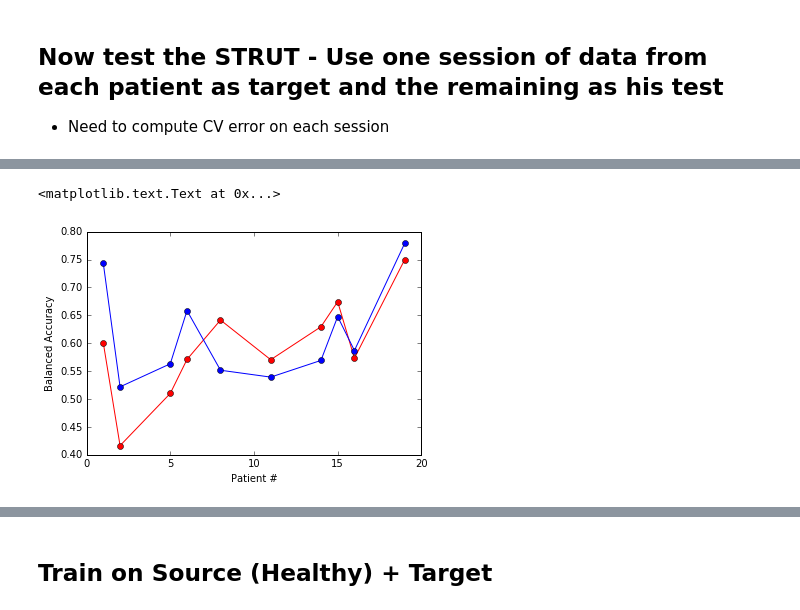
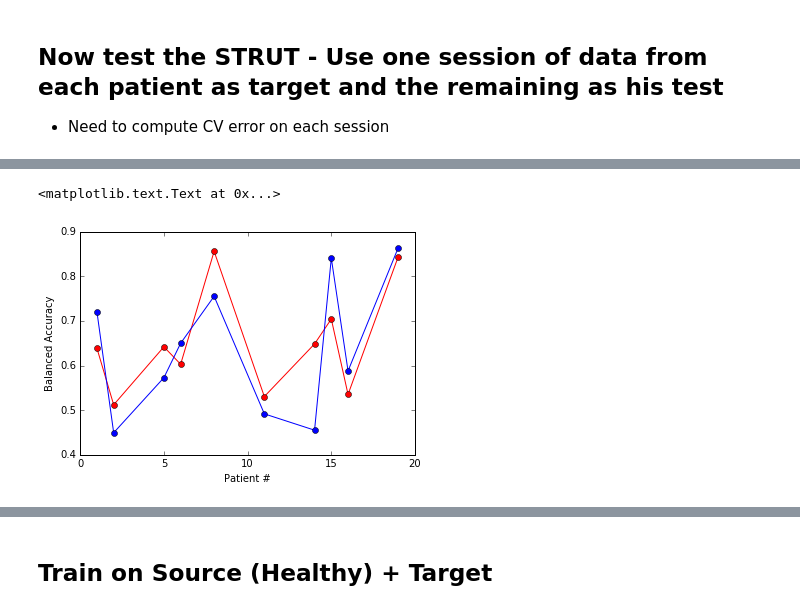
Before and after one commit to Luke3D/TransferRandomForest, a Jupyter notebook: TestonARData_STRUT.ipynb, the cells around one changed output, grey strips where cells are left out. Saved outputs shown, nothing was run; the diff lists cells and outputs as text; code cells hidden in the pictures.

Commit message:
Included MIX in STRUT - New tests run on all data

```diff
--- a/TestonARData_STRUT.ipynb
+++ b/TestonARData_STRUT.ipynb
@@ -483,18 +487,16 @@ Xtrain = HealthyData.select_columns(feature_cols).to_numpy()
 ytrain = HealthyData.select_columns(label_cols).to_numpy()
 ytrain = ytrain.reshape(-1) #to squeeze last dimension and obtain a 1D array
 
-RF = RandomForestClassifier(n_estimators=50,criterion='entropy')
+RF = RandomForestClassifier(n_estimators=50,criterion='entropy',random_state=0)
 RF = RF.fit(Xtrain,ytrain)
 
 #test on each patient (CBR)
-#PatientCodes = CBRData['SubjID'].unique()
-#PatientCodes = PatientCodes.sort()
-PatientCodes = np.array([1, 2, 5, 6, 8, 11, 14, 15, 16, 19]) #all patient with 4 sessions in CBR (06 Missing Stairs UP!)
 SOacc = np.zeros(len(PatientCodes))
+
 k = 0
 
 for s in PatientCodes:
-    test = CBRData[(CBRData['SubjID'] == s)  & (CBRData['Session'] != 1)] #keep out one session (used later for target)
+    test = CBRData[(CBRData['SubjID'] == s)  & (CBRData['Session'] != 4)] #keep out one session (used later for target)
     Xtest = test.select_columns(feature_cols).to_numpy()
     ytest = test.select_columns(label_cols).to_numpy()
     ytest = ytest.reshape(-1) #to squeeze last dimension and obtain a 1D array
@@ -503,8 +505,8 @@ for s in PatientCodes:
     print 'Train samples = %s, Test samples = %s'%(len(ytrain),len(ytest))
     ypred = RF.predict(Xtest)
 
-    #    acc = sum(ypred == ytest)
-    #    CVacc[k] = acc/len(ytest)
+    #acc = sum(ypred == ytest)/len(ytest)
+    #SOacc[k] = acc
 
     #balanced accuracy
     acc_c = 0
@@ -512,13 +514,12 @@ for s in PatientCodes:
         i = ytest == c
         correct = ypred[i] == ytest[i]
         acc_c += sum(correct)/len(correct)
-
     BAcc = acc_c/len(np.unique(ytest))
     SOacc[k] = BAcc
 
-    print 'BAcc = %s'%SOacc[k]
+    print 'BAcc = {:.2f}'.format(SOacc[k])
     k = k+1
 
-print '\nmean acc Source only = %s'%SOacc.mean()
+print '\nmean Bacc Source only = %s'%SOacc.mean()
 # %% [output]
 Test on Patient 1
@@ -554,6 +598,4 @@ Cross validate accuracy across 4 sessions
 # %%
-PatientCodes = np.array([1, 2, 5, 6, 8, 11, 14, 15, 16, 19]) #all patient with 4 sessions in CBR (06 Missing Stairs UP!)
-
 TOacc = np.zeros(len(PatientCodes))
 TOacc_all = np.zeros((len(PatientCodes),4)) #store accuracy for each target session
 Ntarget = np.zeros((len(PatientCodes),4)) #store # of target datapoints in each session
@@ -576,20 +618,22 @@ for s in PatientCodes:
         RF = RandomForestClassifier(n_estimators=50,criterion='entropy')
         RF = RF.fit(Xtarget,ytarget)
         ypred = RF.predict(Xtest)
-        #acc = sum(ypred == ytest)/len(ytest)
+        acc = sum(ypred == ytest)/len(ytest)
+        TOacc_all[k,session] = acc
+
         #balanced accuracy
-        acc_c = 0
-        for c in np.unique(ytest):
-            i = ytest == c
-            correct = ypred[i] == ytest[i]
-            acc_c += sum(correct)/len(correct)
-        BAcc = acc_c/len(np.unique(ytest))
-        TOacc_all[k,session] = BAcc
+#        acc_c = 0
+#        for c in np.unique(ytest):
+#            i = ytest == c
+#            correct = ypred[i] == ytest[i]
+#            acc_c += sum(correct)/len(correct)
+#        BAcc = acc_c/len(np.unique(ytest))
+#        TOacc_all[k,session] = BAcc
 
     TOacc[k]=TOacc_all[k,:].mean()
 
-    print 'Patient %s, BAcc = %s, minBAcc = %s, MaxBAcc = %s'%(s,TOacc[k],TOacc_all[k,:].min(),TOacc_all[k,:].max())
+    print 'Patient {}, Acc = {:.2f}, minAcc = {:.2f}, MaxAcc = {:.2f}'.format(s,TOacc[k],TOacc_all[k,:].min(),TOacc_all[k,:].max())
     k = k+1
 
-print '\nmean acc Target only (over 4 sessions) = %s'%TOacc.mean()
+print '\nmean acc Target only (over 4 sessions) = {:.2f}'.format(TOacc.mean())
 # %% [output]
@@ -698,9 +882,9 @@ array([[ 0.72414545,  0.60721085,  0.74233883,  0.63194684],
 # %%
-#DG ONLY
+#IG ONLY
 plt.figure(1)
-plt.plot(PatientCodes,STRUTacc,'ro-',PatientCodes,TOacc,'bo-')
+plt.plot(PatientCodes,MIXacc,'ro-',PatientCodes,TOacc,'bo-')
 plt.xlabel('Patient #')
 plt.ylabel('Balanced Accuracy')
 # %% [output]
 <matplotlib.text.Text at 0x...>
-[figure, old version]
+[figure, new version]
```
Also changed, not shown: parts of 52 cells of this notebook, 2 other files.
